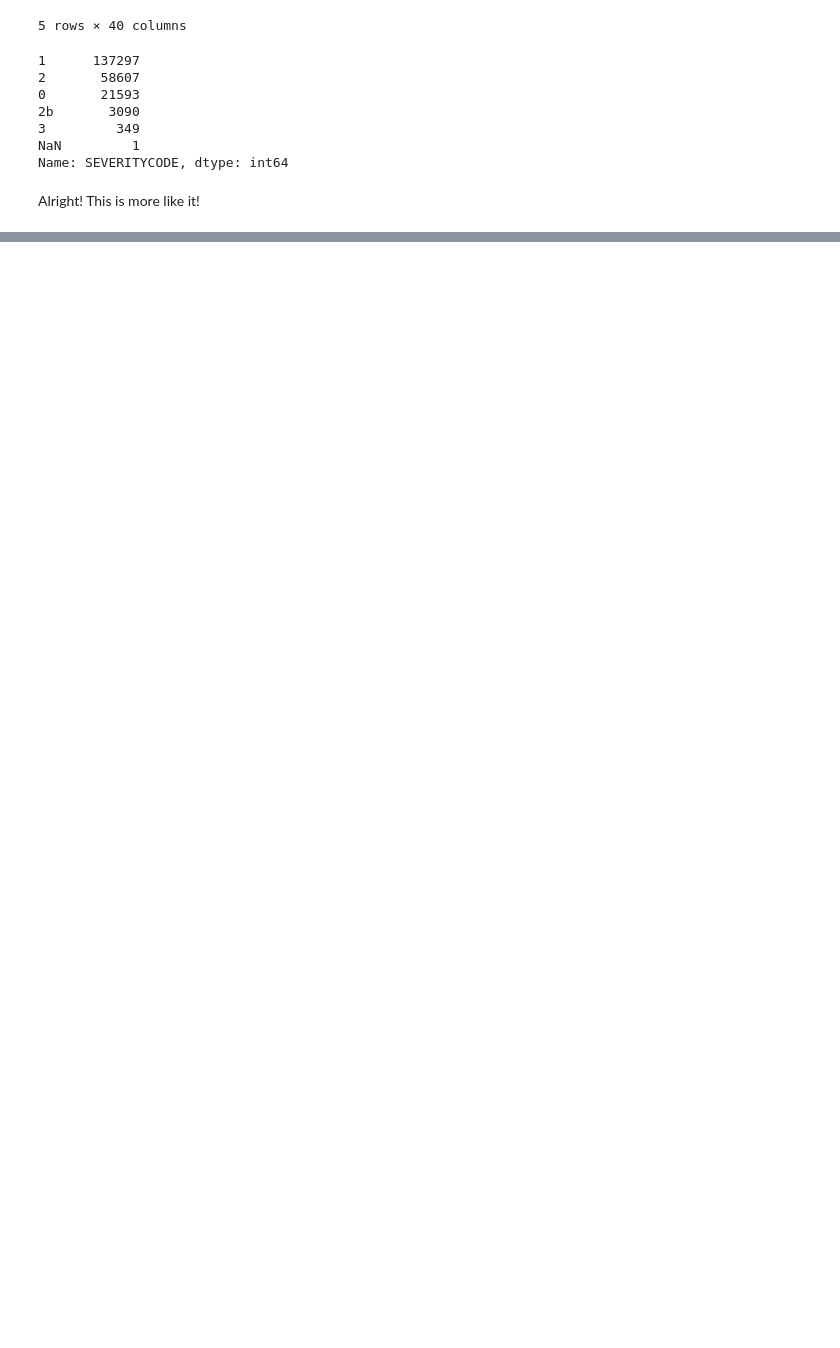
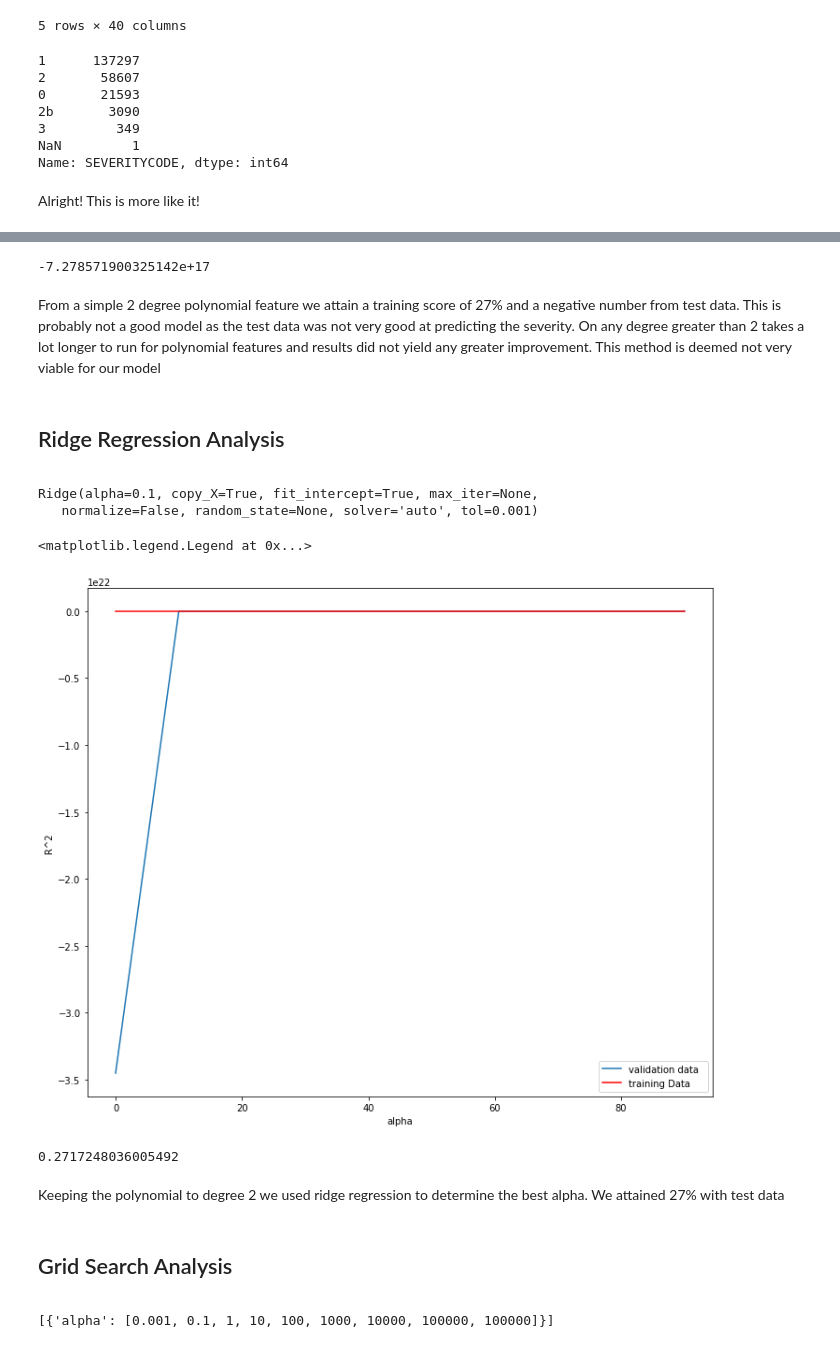
Before and after one commit to gseto28/Coursera_Capstone, a Jupyter notebook: Capstone Project - Car accident severity (Week 2).ipynb, the cells around one changed output, grey strips where cells are left out. Saved outputs shown, nothing was run; the diff lists cells and outputs as text; code cells hidden in the pictures; blank space fills up the shorter version.

```diff
--- a/Capstone Project - Car accident severity (Week 2).ipynb
+++ b/Capstone Project - Car accident severity (Week 2).ipynb
@@ -86,0 +550,9 @@ Some other attributes we may also dwell is the weather and surrounding condition
+# %%
+from sklearn.preprocessing import PolynomialFeatures
+
+pr=PolynomialFeatures(degree=2)
+x_train_pr=pr.fit_transform(x_train)
+x_test_pr=pr.fit_transform(x_test)
+# %%
+poly = LinearRegression()
+poly.fit(x_train_pr, y_train)
@@ -86,0 +566,56 @@ Some other attributes we may also dwell is the weather and surrounding condition
+# %%
+poly.score(x_test_pr, y_test)
+# %% [output]
+-7.278571900325142e+17
+# %% [markdown]
+From a simple 2 degree polynomial feature we attain a training score of 27% and a negative number from test data. This is probably not a good model as the test data was not very good at predicting the severity. On any degree greater than 2 takes a lot longer to run for polynomial features and results did not yield any greater improvement. This method is deemed not very viable for our model
+# %% [markdown]
+## Ridge Regression Analysis
+<a name="RidgeRegressionAnalysis"></a>
+# %%
+from sklearn.linear_model import Ridge
+
+# Same as the Polynominal Feature Analysis
+pr=PolynomialFeatures(degree=2)
+x_train_pr=pr.fit_transform(x_train)
+x_test_pr=pr.fit_transform(x_test)
+
+RigeModel=Ridge(alpha=0.1)
+RigeModel.fit(x_train, y_train)
+# %% [output]
+Ridge(alpha=0.1, copy_X=True, fit_intercept=True, max_iter=None,
+   normalize=False, random_state=None, solver='auto', tol=0.001)
+# %%
+Rsqu_test = []
+Rsqu_train = []
+dummy1 = []
+ALFA = 10 * np.array(range(0,10))
+for alfa in ALFA:
+    RigeModel = Ridge(alpha=alfa)
+    RigeModel.fit(x_train_pr, y_train)
+    Rsqu_test.append(RigeModel.score(x_test_pr, y_test))
+    Rsqu_train.append(RigeModel.score(x_train_pr, y_train))
+# %%
+width = 12
+height = 10
+plt.figure(figsize=(width, height))
+
+plt.plot(ALFA,Rsqu_test, label='validation data  ')
+plt.plot(ALFA,Rsqu_train, 'r', label='training Data ')
+plt.xlabel('alpha')
+plt.ylabel('R^2')
+plt.legend()
+# %% [output]
+<matplotlib.legend.Legend at 0x...>
+[figure, added]
+# %%
+RigeModel = Ridge(alpha=10)
+RigeModel.fit(x_train_pr, y_train)
+RigeModel.score(x_test_pr, y_test)
+# %% [output]
+0.2717248036005492
+# %% [markdown]
+Keeping the polynomial to degree 2 we used ridge regression to determine the best alpha. We attained 27% with test data
+# %% [markdown]
+## Grid Search Analysis
+<a name="GridSearchAnalysis"></a>
@@ -86,0 +624,5 @@ Some other attributes we may also dwell is the weather and surrounding condition
+# %%
+parameters1= [{'alpha': [0.001,0.1,1, 10, 100, 1000, 10000, 100000, 100000]}]
+parameters1
+# %% [output]
+[{'alpha': [0.001, 0.1, 1, 10, 100, 1000, 10000, 100000, 100000]}]
```
Also changed, not shown: parts of 91 cells of this notebook.
